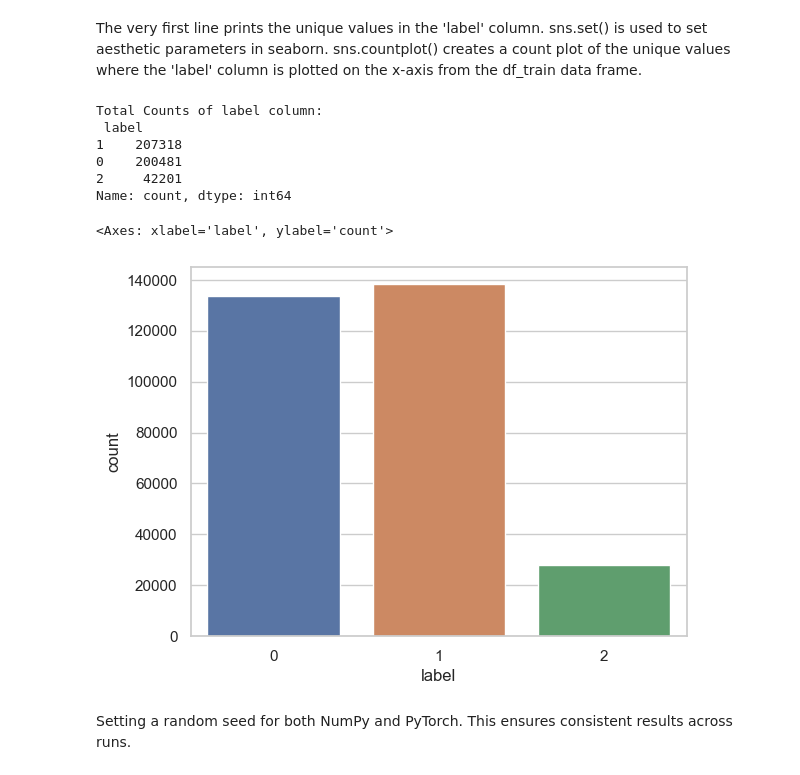
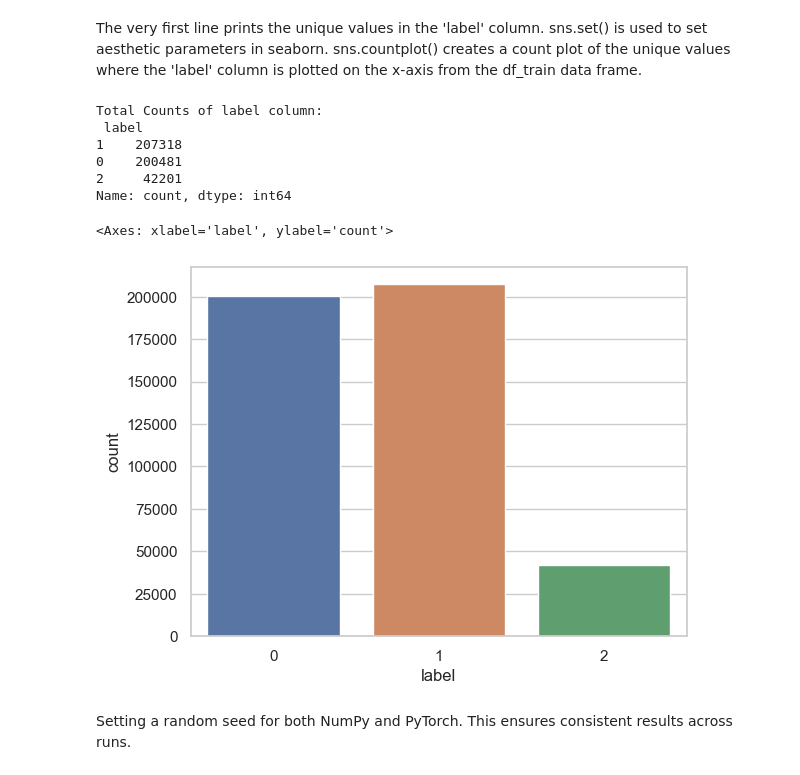
Before and after one commit to Nazia-Karim-Khan-Oishee/GitHub-Issue-Taxonomy, a Jupyter notebook: Code/notebook/model_training.ipynb, the cells around one changed output. Cells and saved outputs as stored; diff of their text form; code cells hidden in the pictures.

```diff
--- a/Code/notebook/model_training.ipynb
+++ b/Code/notebook/model_training.ipynb
@@ -53,16 +53,16 @@ The very first line prints the unique values in the 'label' column. sns.set() is
 # %%
 print('Total Counts of label column: \n'.format(),df_train['label'].value_counts())
 sns.set(style="whitegrid", color_codes=True)
-sns.countplot(x='label', data=df_extended)
+sns.countplot(x='label', data=df_train)
 # %% [output]
 Total Counts of label column:
  label
 1    207318
 0    200481
 2     42201
 Name: count, dtype: int64
 <Axes: xlabel='label', ylabel='count'>
-[figure, old version]
+[figure, new version]
 # %% [markdown]
 Setting a random seed for both NumPy and PyTorch. This ensures consistent results across runs.
 # %%
```
Also changed, not shown: parts of 13 cells of this notebook, 6 other files.
